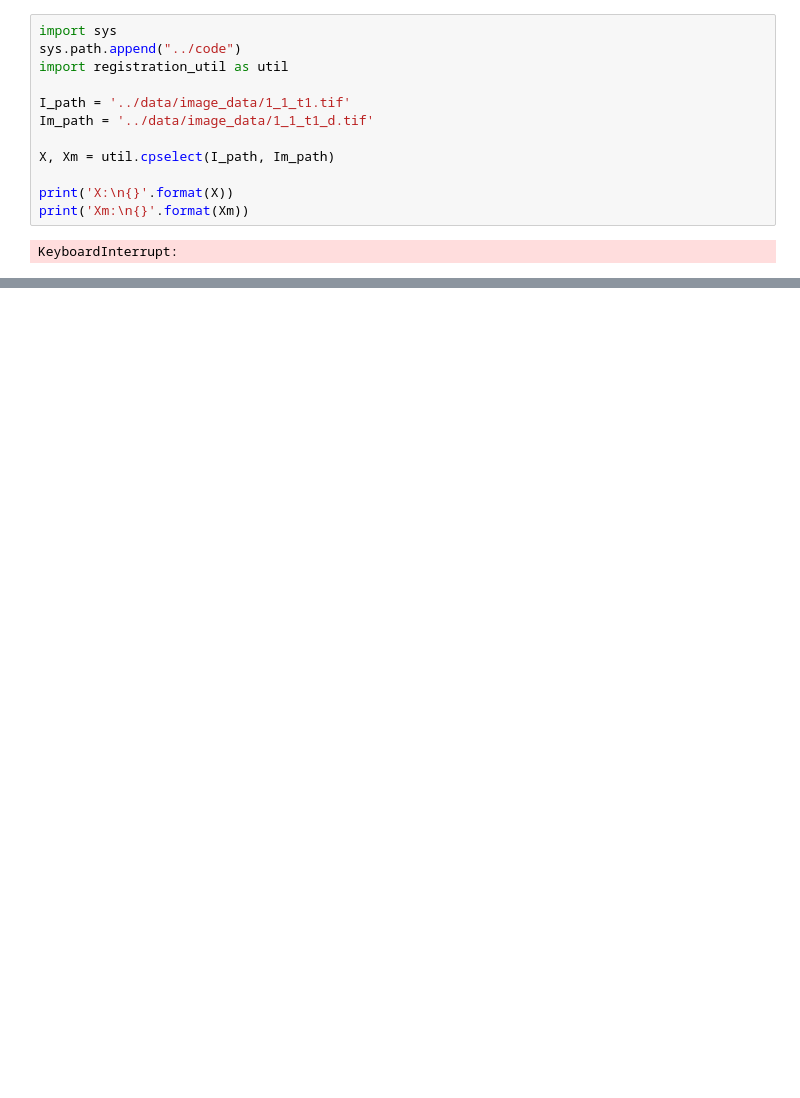
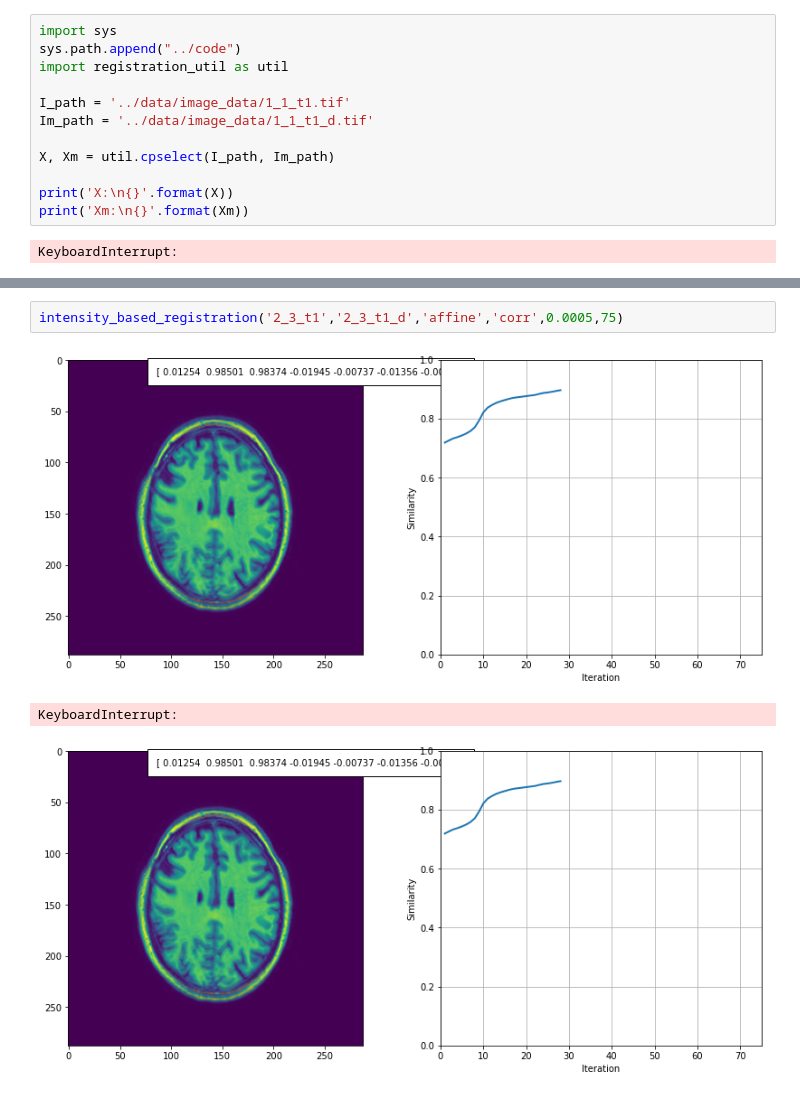
Before and after one commit to Robin888888888/8dc00-mia, a Jupyter notebook: reader/1.6_Registration_project.ipynb, the cells around one changed output, grey strips where cells are left out. Saved outputs shown, nothing was run; the diff lists cells and outputs as text; blank space fills up the shorter version.

```diff
--- a/reader/1.6_Registration_project.ipynb
+++ b/reader/1.6_Registration_project.ipynb
@@ -195,0 +210,6 @@ intensity_based_registration('2_1_t1','2_1_t2','affine','mi',0.00005,50)
+# %%
+intensity_based_registration('2_3_t1','2_3_t1_d','affine','corr',0.0005,75)
+# %% [output]
+[figure, added]
+KeyboardInterrupt:
+[figure, added]
```
Also changed, not shown: parts of 4 cells of this notebook.
